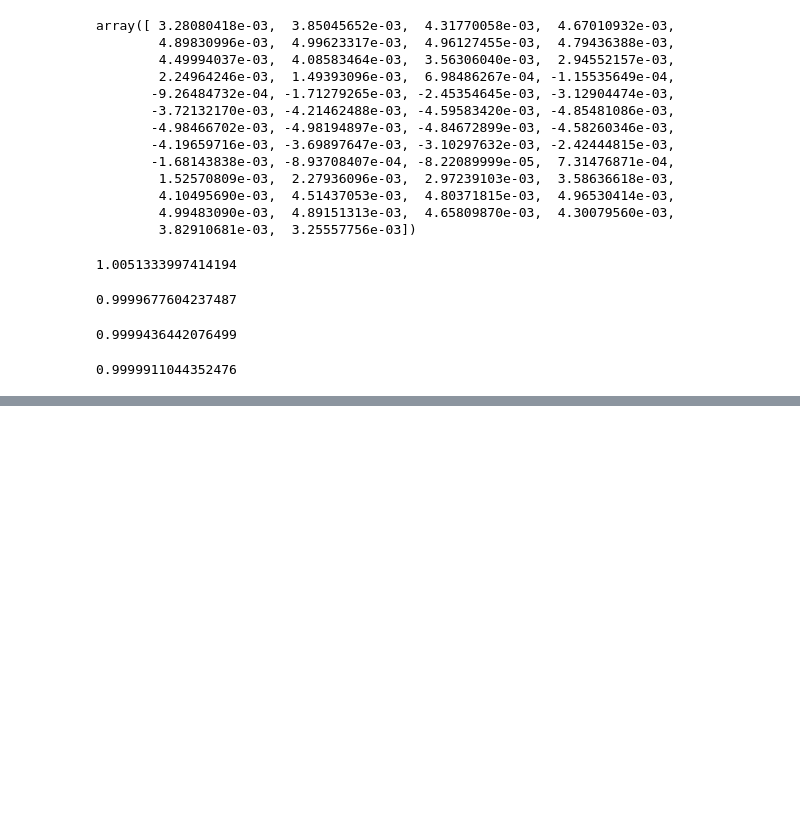
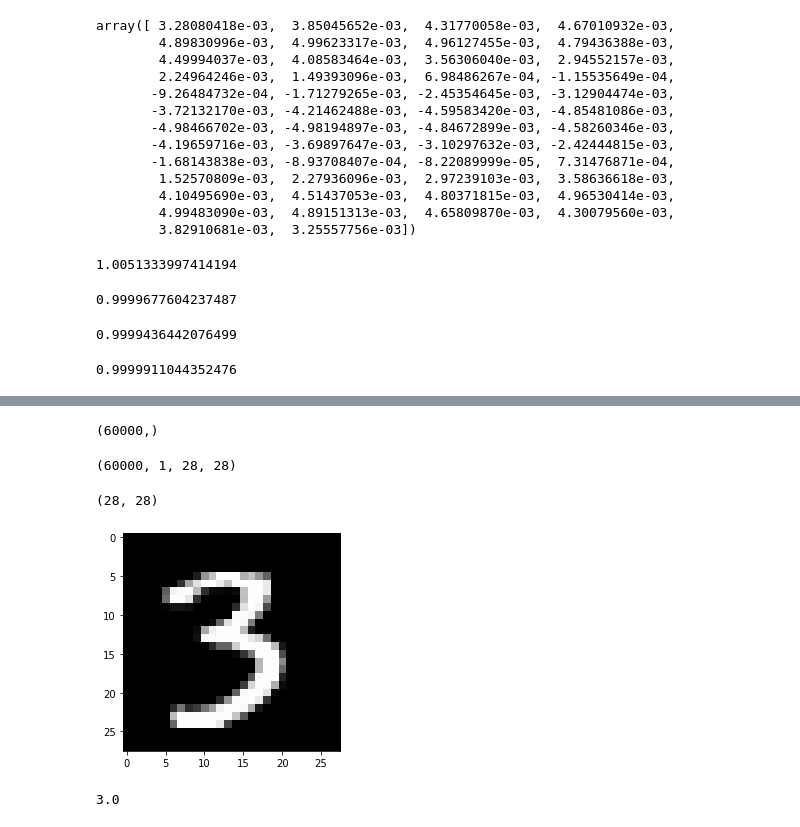
Before and after one commit to layerwise/nn_tutorials, a Jupyter notebook: tutorial.ipynb, the cells around one changed output, grey strips where cells are left out. Saved outputs shown, nothing was run; the diff lists cells and outputs as text; code cells hidden in the pictures; blank space fills up the shorter version.

```diff
--- a/tutorial.ipynb
+++ b/tutorial.ipynb
@@ -139,5 +182,29 @@ from torchvision import transforms
 # %%
-train_loader = torch.utils.data.DataLoader(
-    MNIST(root='~/data', train=True, download=True,
-          transform=transforms.ToTensor()),
-    batch_size=100, shuffle=True, pin_memory=True)
+trainset = MNIST(root='~/data', train=True, download=True, transform=transforms.ToTensor())
+# %%
+X = np.empty((60000, 1, 28, 28))
+y = np.empty(60000)
+for i, (image, label) in enumerate(trainset):
+    X[i] = image.numpy()
+    y[i] = label
+# %%
+y.shape
+# %% [output]
+(60000,)
+# %%
+X.shape
+# %% [output]
+(60000, 1, 28, 28)
+# %%
+X[59999, 0, :, :].shape
+# %% [output]
+(28, 28)
+# %%
+index = 10000
+
+plt.imshow(X[index, 0, :, :], cmap="gray")
+plt.show()
+print( y[index] )
+# %% [output]
+[figure, added]
+3.0
```
Also changed, not shown: parts of 26 cells of this notebook.
